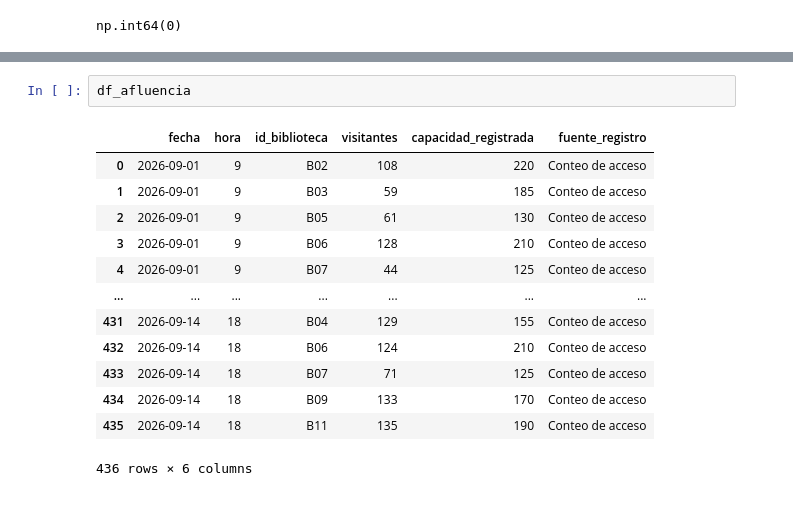
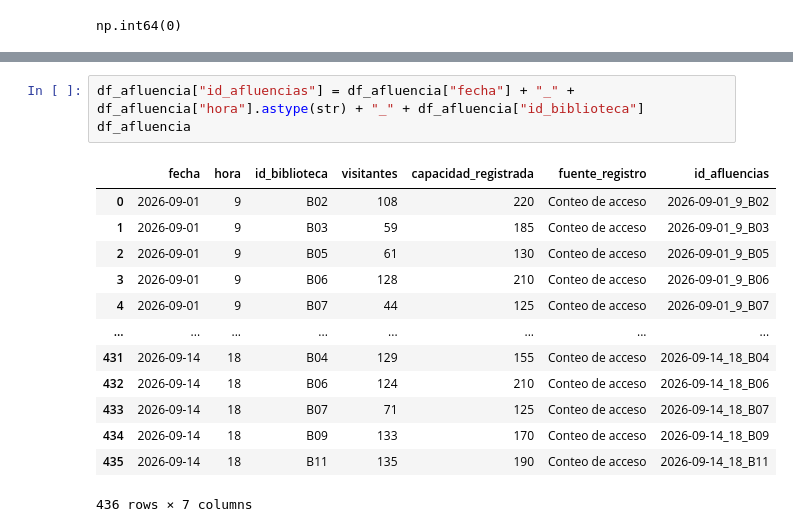
Before and after one commit to Sebast68h/Taller-9-Aplicaciones, a Jupyter notebook: notebook.ipynb, the cells around one changed output, grey strips where cells are left out. Saved outputs shown, nothing was run; the diff lists cells and outputs as text.

```diff
--- a/notebook.ipynb
+++ b/notebook.ipynb
@@ -82,16 +92,17 @@ np.int64(0)
 # %%
+df_afluencia["id_afluencias"] = df_afluencia["fecha"] + "_" + df_afluencia["hora"].astype(str) + "_" + df_afluencia["id_biblioteca"]
 df_afluencia
 # %% [output]
-|  | fecha | hora | id_biblioteca | visitantes | capacidad_registrada | fuente_registro |
-| 0 | 2026-09-01 | 9 | B02 | 108 | 220 | Conteo de acceso |
-| 1 | 2026-09-01 | 9 | B03 | 59 | 185 | Conteo de acceso |
-| 2 | 2026-09-01 | 9 | B05 | 61 | 130 | Conteo de acceso |
-| 3 | 2026-09-01 | 9 | B06 | 128 | 210 | Conteo de acceso |
-| 4 | 2026-09-01 | 9 | B07 | 44 | 125 | Conteo de acceso |
-| ... | ... | ... | ... | ... | ... | ... |
-| 431 | 2026-09-14 | 18 | B04 | 129 | 155 | Conteo de acceso |
-| 432 | 2026-09-14 | 18 | B06 | 124 | 210 | Conteo de acceso |
-| 433 | 2026-09-14 | 18 | B07 | 71 | 125 | Conteo de acceso |
-| 434 | 2026-09-14 | 18 | B09 | 133 | 170 | Conteo de acceso |
-| 435 | 2026-09-14 | 18 | B11 | 135 | 190 | Conteo de acceso |
+|  | fecha | hora | id_biblioteca | visitantes | capacidad_registrada | fuente_registro | id_afluencias |
+| 0 | 2026-09-01 | 9 | B02 | 108 | 220 | Conteo de acceso | 2026-09-01_9_B02 |
+| 1 | 2026-09-01 | 9 | B03 | 59 | 185 | Conteo de acceso | 2026-09-01_9_B03 |
+| 2 | 2026-09-01 | 9 | B05 | 61 | 130 | Conteo de acceso | 2026-09-01_9_B05 |
+| 3 | 2026-09-01 | 9 | B06 | 128 | 210 | Conteo de acceso | 2026-09-01_9_B06 |
+| 4 | 2026-09-01 | 9 | B07 | 44 | 125 | Conteo de acceso | 2026-09-01_9_B07 |
+| ... | ... | ... | ... | ... | ... | ... | ... |
+| 431 | 2026-09-14 | 18 | B04 | 129 | 155 | Conteo de acceso | 2026-09-14_18_B04 |
+| 432 | 2026-09-14 | 18 | B06 | 124 | 210 | Conteo de acceso | 2026-09-14_18_B06 |
+| 433 | 2026-09-14 | 18 | B07 | 71 | 125 | Conteo de acceso | 2026-09-14_18_B07 |
+| 434 | 2026-09-14 | 18 | B09 | 133 | 170 | Conteo de acceso | 2026-09-14_18_B09 |
+| 435 | 2026-09-14 | 18 | B11 | 135 | 190 | Conteo de acceso | 2026-09-14_18_B11 |
-436 rows × 6 columns
+436 rows × 7 columns
```
Also changed, not shown: parts of 3 cells of this notebook.
